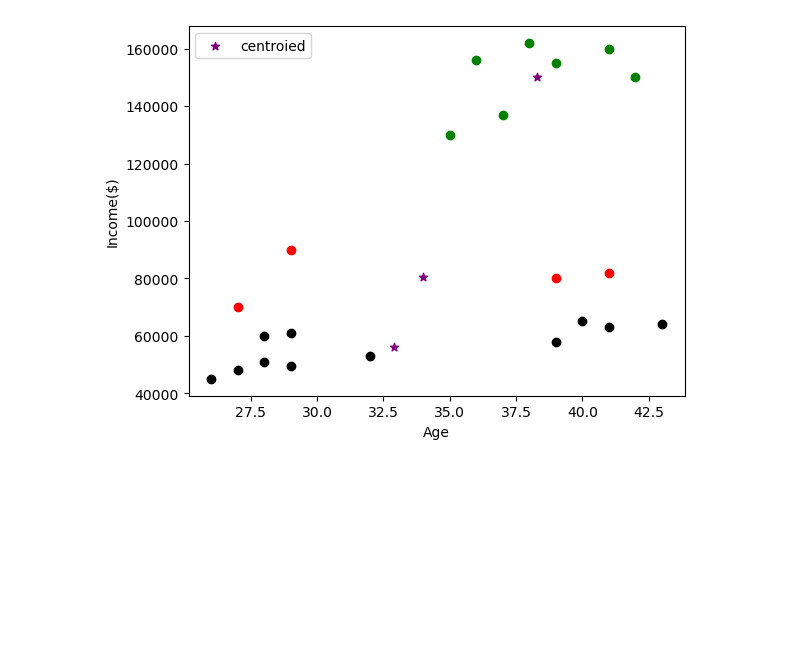
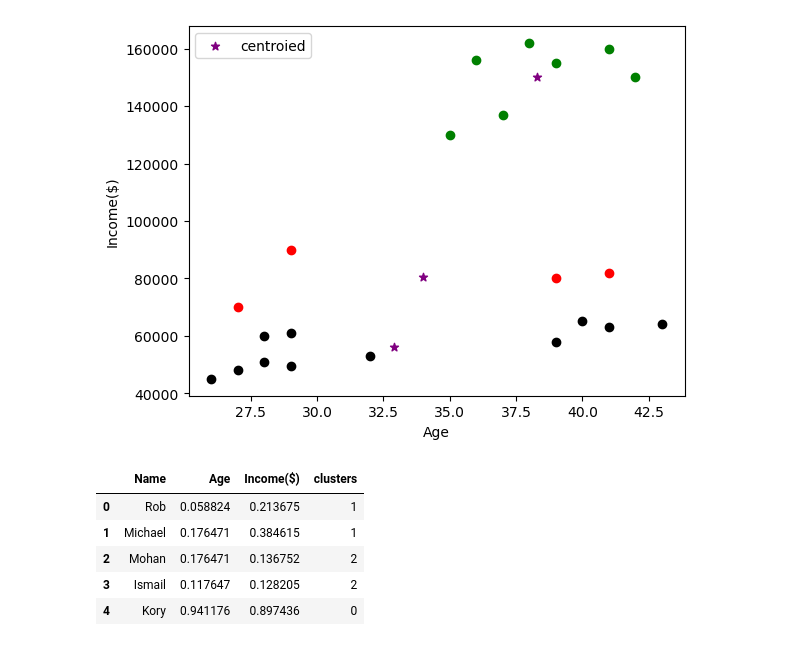
Before and after one commit to azeem932356/ML-Foundations, a Jupyter notebook: UnsupervisedLearning/K-Means/kmeans.ipynb, the cells around one changed output. Cells and saved outputs as stored; diff of their text form; code cells hidden in the pictures; blank space fills up the shorter version.

```diff
--- a/UnsupervisedLearning/K-Means/kmeans.ipynb
+++ b/UnsupervisedLearning/K-Means/kmeans.ipynb
@@ -211,3 +171,25 @@ plt.legend()
 plt.show()
 # %% [output]
 [figure]
+# %%
+# this values are not scaled properly because they have different values so we are going to normalize these using MinMaxScaler
+from sklearn.preprocessing import MinMaxScaler
+
+scaler= MinMaxScaler()
+
+#for Income($) column
+scaler.fit(df[["Income($)"]])
+df["Income($)"]= scaler.transform(df[["Income($)"]])
+
+#for age
+scaler.fit(df[["Age"]])
+df["Age"]= scaler.transform(df[["Age"]])
+
+df.head()
+# %% [output]
+|  | Name | Age | Income($) | clusters |
+| 0 | Rob | 0.058824 | 0.213675 | 1 |
+| 1 | Michael | 0.176471 | 0.384615 | 1 |
+| 2 | Mohan | 0.176471 | 0.136752 | 2 |
+| 3 | Ismail | 0.117647 | 0.128205 | 2 |
+| 4 | Kory | 0.941176 | 0.897436 | 0 |
```
Also changed, not shown: parts of 8 cells of this notebook.
